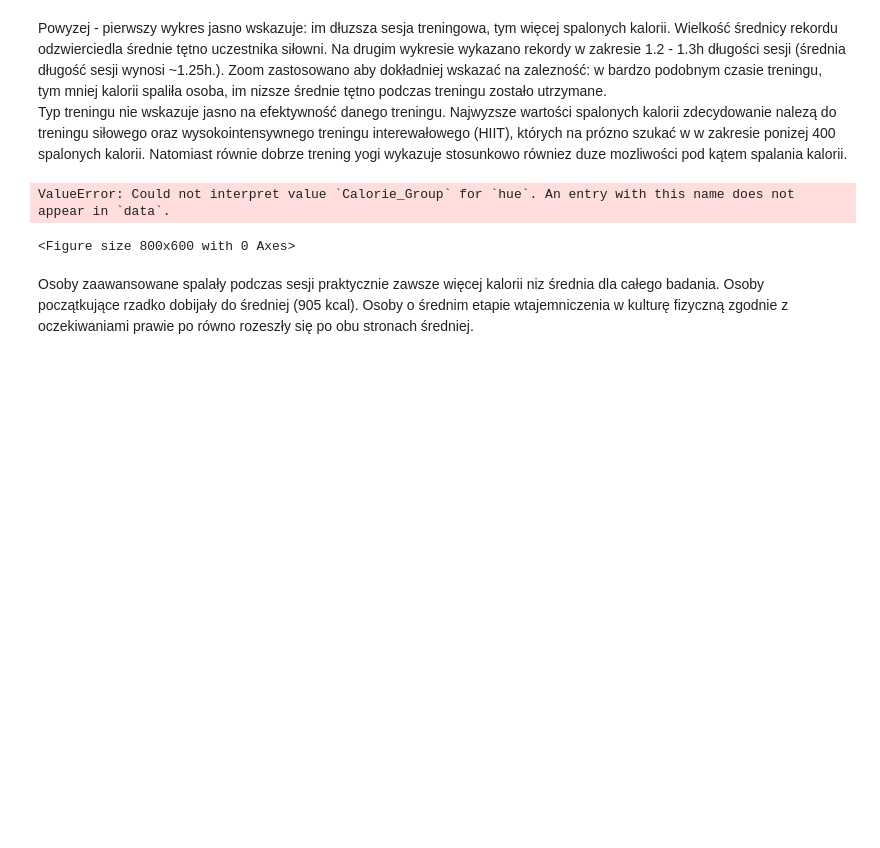
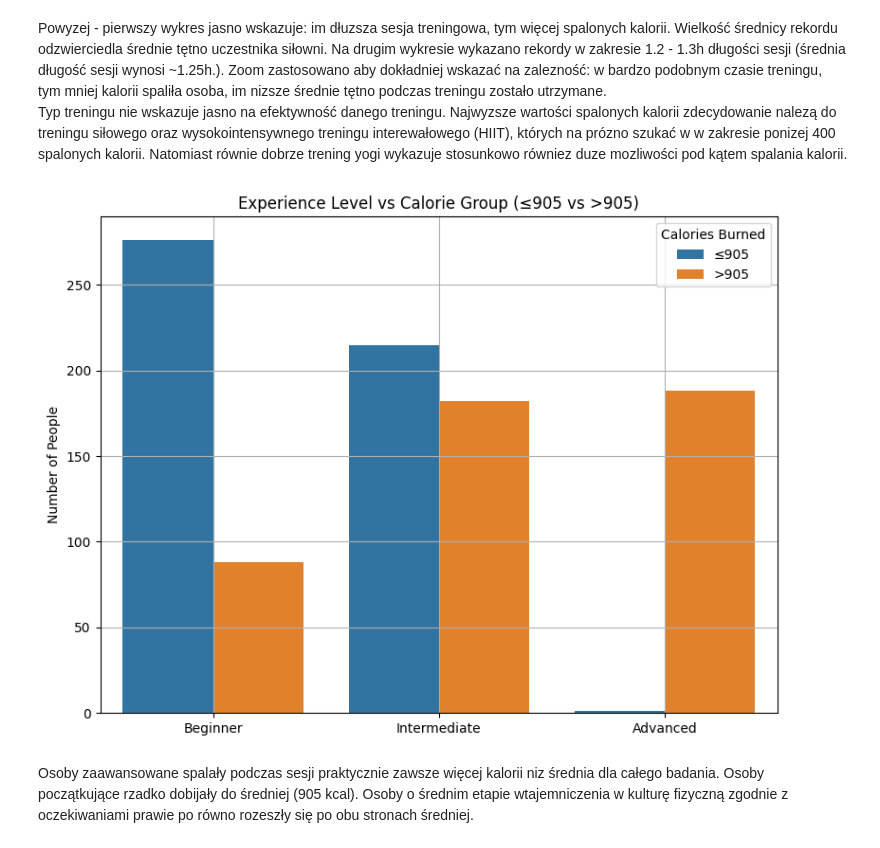
Before and after one commit to karoljablonski/Statistics_pg, a Jupyter notebook: project.ipynb, the cells around one changed output. Cells and saved outputs as stored; diff of their text form; code cells hidden in the pictures; blank space fills up the shorter version.

Commit message:
fix exp lvl vs calorie group countplot

```diff
--- a/project.ipynb
+++ b/project.ipynb
@@ -439,29 +439,29 @@ Powyzej - pierwszy wykres jasno wskazuje: im dłuzsza sesja treningowa, tym wię
 Wielkość średnicy rekordu odzwierciedla średnie tętno uczestnika siłowni. Na drugim wykresie wykazano rekordy w zakresie 1.2 - 1.3h długości sesji (średnia długość sesji wynosi ~1.25h.). Zoom zastosowano aby dokładniej wskazać na zalezność: w bardzo podobnym czasie treningu, tym mniej kalorii spaliła osoba, im nizsze średnie tętno podczas treningu zostało utrzymane.
 <br>Typ treningu nie wskazuje jasno na efektywność danego treningu. Najwyzsze wartości spalonych kalorii zdecydowanie nalezą do treningu siłowego oraz wysokointensywnego treningu interewałowego (HIIT), których na prózno szukać w w zakresie ponizej 400 spalonych kalorii. Natomiast równie dobrze trening yogi wykazuje stosunkowo równiez duze mozliwości pod kątem spalania kalorii.
 # %%
-# Ustalona kolejność doświadczenia
+
 order_x = ['Beginner', 'Intermediate', 'Advanced']
 order_hue = ['≤905', '>905']
+df['Calorie_Group'] = df['Calories_Burned'].apply(lambda x: '>905' if x > 905 else '≤905')
 
 plt.figure(figsize=(8, 6))
 sns.countplot(
     data=df,
     x='Experience_Level',
     hue='Calorie_Group',
     order=order_x,
     hue_order=order_hue
 )
 
 plt.title('Experience Level vs Calorie Group (≤905 vs >905)')
 plt.xlabel('')
 plt.ylabel('Number of People')
 plt.legend(title='Calories Burned')
 plt.grid(True)
 plt.tight_layout()
 plt.show()
 # %% [output]
-ValueError: Could not interpret value `Calorie_Group` for `hue`. An entry with this name does not appear in `data`.
-<Figure size 800x600 with 0 Axes>
+[figure, added]
 # %% [markdown]
 Osoby zaawansowane spalały podczas sesji praktycznie zawsze więcej kalorii niz średnia dla całego badania. Osoby początkujące rzadko dobijały do średniej (905 kcal). Osoby o średnim etapie wtajemniczenia w kulturę fizyczną zgodnie z oczekiwaniami prawie po równo rozeszły się po obu stronach średniej.
 # %%
```
Also changed, not shown: parts of 7 cells of this notebook.
